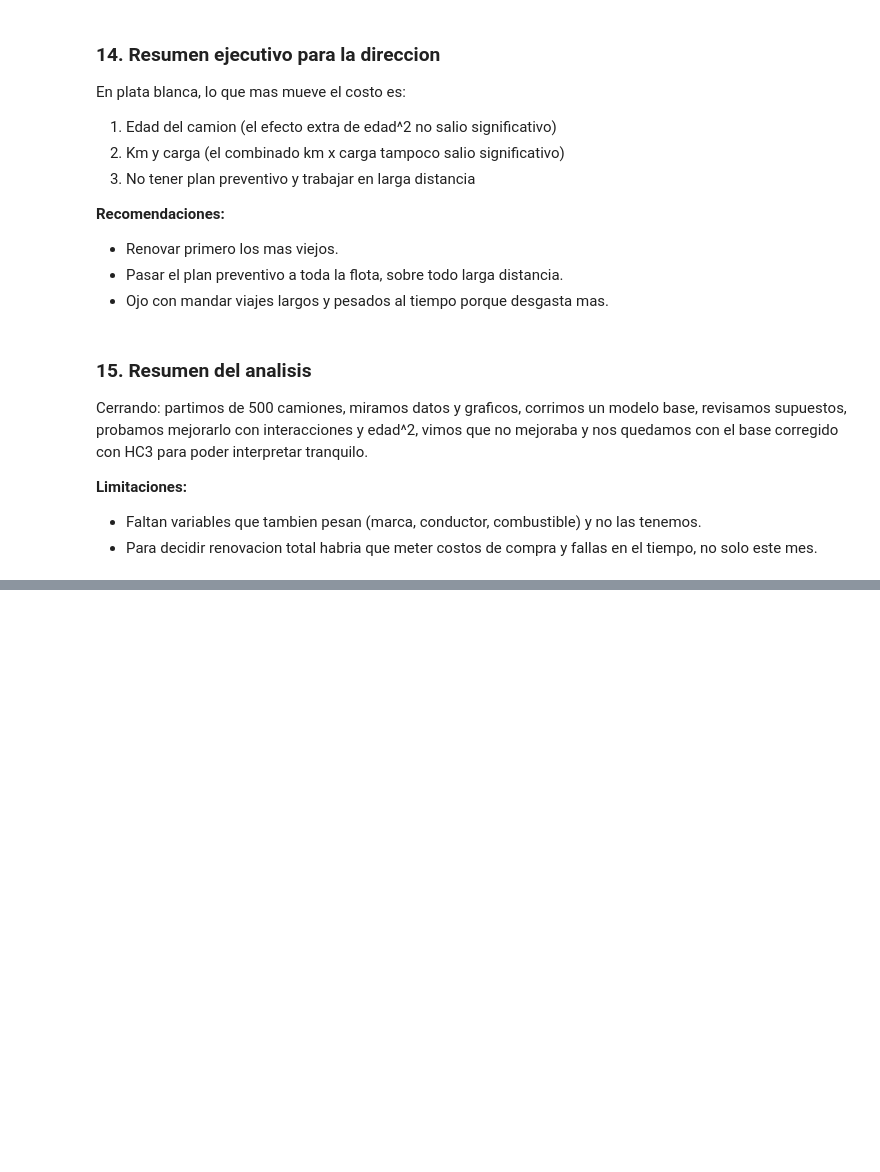
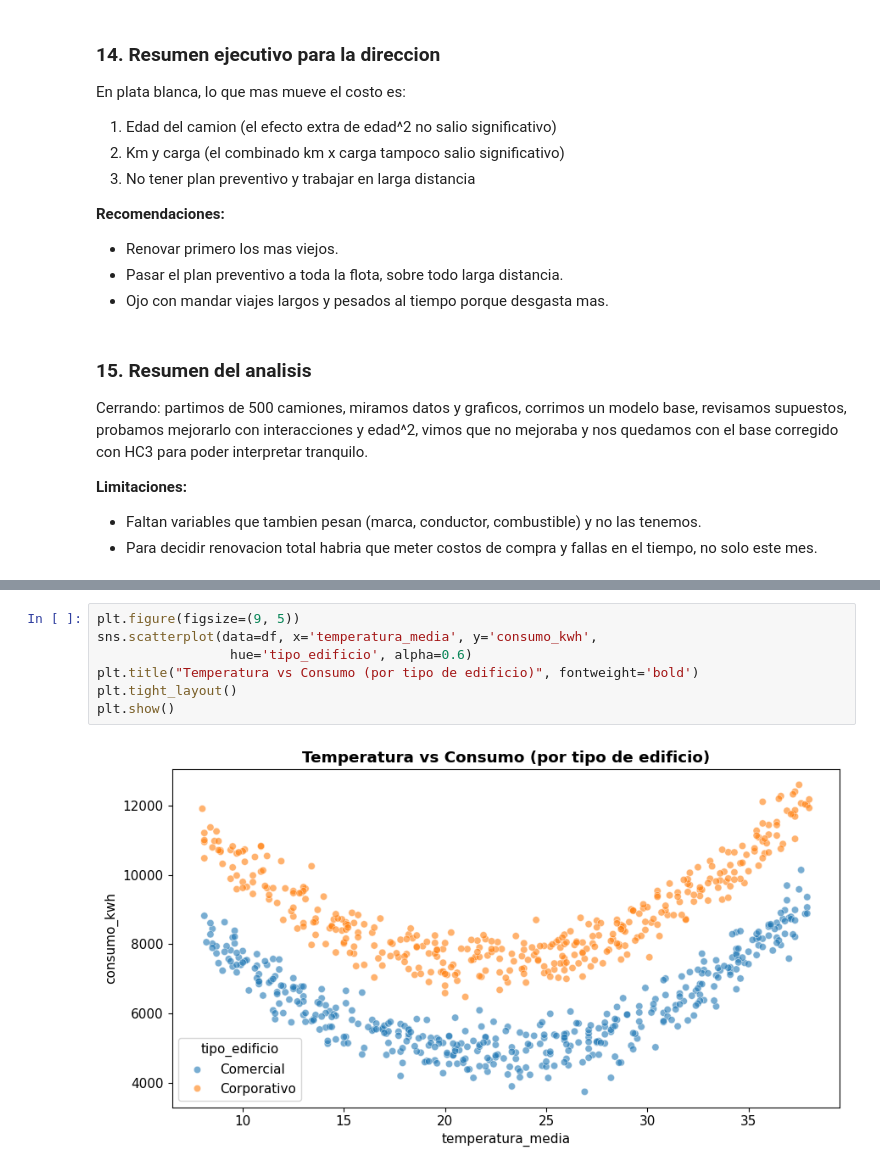
Before and after one commit to SamuelGJ0320/Examen03_EstApl, a Jupyter notebook: tercer_parcial_estadistica_aplicada.ipynb, the cells around one changed output, grey strips where cells are left out. Cells and saved outputs as stored; diff of their text form; blank space fills up the shorter version.

```diff
--- a/tercer_parcial_estadistica_aplicada.ipynb
+++ b/tercer_parcial_estadistica_aplicada.ipynb
@@ -624,0 +741,9 @@ Cerrando: partimos de 500 camiones, miramos datos y graficos, corrimos un modelo
+# %%
+plt.figure(figsize=(9, 5))
+sns.scatterplot(data=df, x='temperatura_media', y='consumo_kwh',
+                 hue='tipo_edificio', alpha=0.6)
+plt.title("Temperatura vs Consumo (por tipo de edificio)", fontweight='bold')
+plt.tight_layout()
+plt.show()
+# %% [output]
+[figure, added]
```
Also changed, not shown: parts of 28 cells of this notebook.
